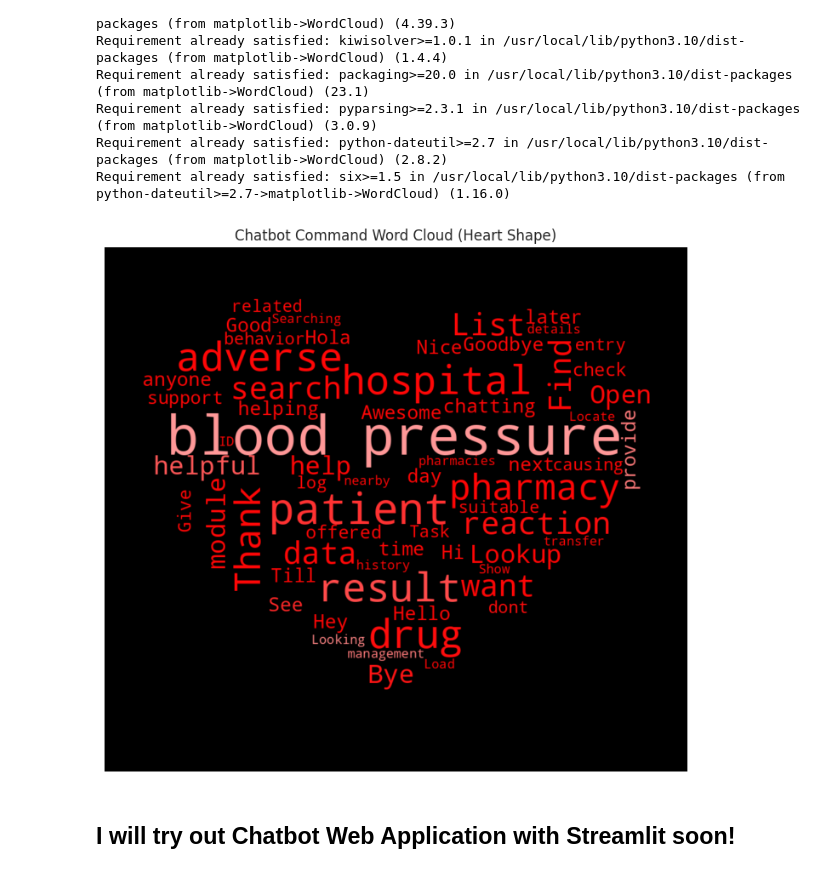
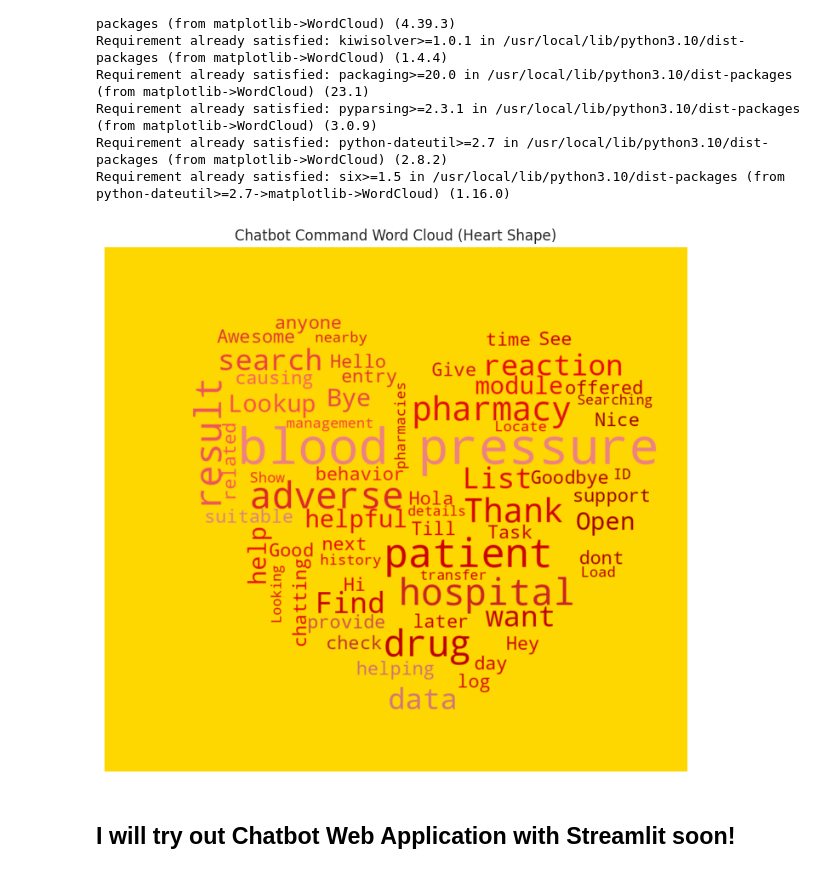
Before and after one commit to Vey27/NLP-and-Speech-Recognition, a Jupyter notebook: NLP_Chatbot_health.ipynb, the cells around one changed output. Saved outputs shown, nothing was run; the diff lists cells and outputs as text; code cells hidden in the pictures.

```diff
--- a/NLP_Chatbot_health.ipynb
+++ b/NLP_Chatbot_health.ipynb
@@ -698,35 +659,35 @@ from wordcloud import WordCloud, ImageColorGenerator
 from PIL import Image
 import numpy as np
 
 # Read the JSON file
 with open('commands.json', 'r') as file:
     data = json.load(file)
 
 # Extract all patterns from the intents
 patterns = []
 for intent in data['intents']:
     patterns.extend(intent['patterns'])
 
 # Convert patterns to a single string
 text = ' '.join(patterns)
 
 # Load the heart-shaped mask image and resize it
-mask_image = np.array(Image.open('heart.png').convert('RGB').resize((1000, 900)))
+mask_image = np.array(Image.open('heart.jpeg').convert('RGB').resize((1000, 900)))
 
 # Generate the word cloud
-wordcloud = WordCloud(width=1000, height=900, background_color='black', mask=mask_image).generate(text)
+wordcloud = WordCloud(width=1000, height=900, background_color='gold', mask=mask_image).generate(text)
 
 # Color the word cloud based on the mask image
 image_colors = ImageColorGenerator(mask_image)
 colored_wordcloud = wordcloud.recolor(color_func=image_colors)
 
 # Plot the word cloud
 plt.figure(figsize=(18, 8))
 plt.imshow(colored_wordcloud, interpolation='bilinear')
 plt.axis('off')
 plt.title('Chatbot Command Word Cloud (Heart Shape)')
 plt.show()
 # %% [output]
-[figure, old version]
+[figure, new version]
 # %% [markdown]
 ## I will try out Chatbot Web Application with Streamlit soon!
```
Also changed, not shown: parts of 9 cells of this notebook.
